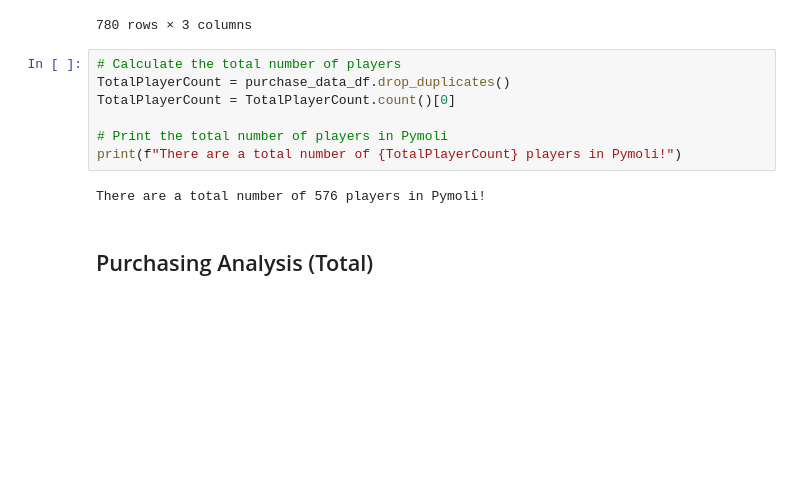
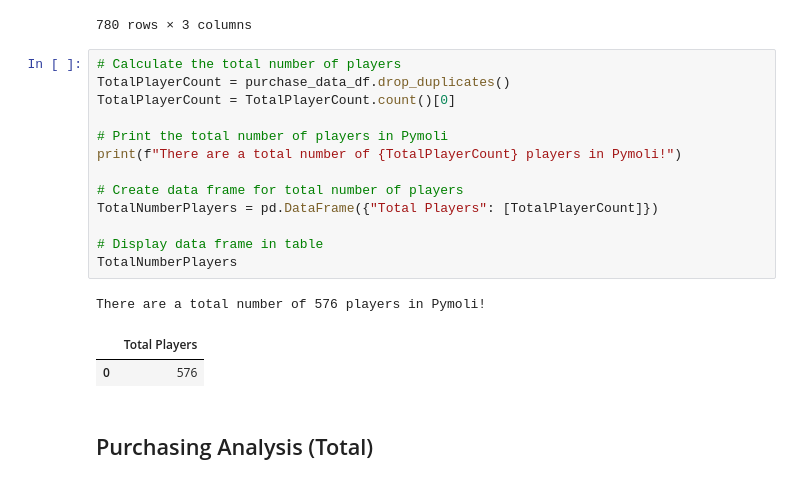
Before and after one commit to AlineHornoff/panda_challenge, a Jupyter notebook: HerosOfPymoli/HeroesOfPymoli_starter.ipynb, the cells around one changed output. Drawn from its saved outputs; the diff is of its cells as text; blank space fills up the shorter version.

```diff
--- a/HerosOfPymoli/HeroesOfPymoli_starter.ipynb
+++ b/HerosOfPymoli/HeroesOfPymoli_starter.ipynb
@@ -62,12 +62,20 @@ purchase_data_df
 # %%
 # Calculate the total number of players
 TotalPlayerCount = purchase_data_df.drop_duplicates()
 TotalPlayerCount = TotalPlayerCount.count()[0]
 
 # Print the total number of players in Pymoli
 print(f"There are a total number of {TotalPlayerCount} players in Pymoli!")
+
+# Create data frame for total number of players
+TotalNumberPlayers = pd.DataFrame({"Total Players": [TotalPlayerCount]})
+
+# Display data frame in table
+TotalNumberPlayers
 # %% [output]
 There are a total number of 576 players in Pymoli!
+|  | Total Players |
+| 0 | 576 |
 # %% [markdown]
 ## Purchasing Analysis (Total)
 # %% [markdown]
```
Also changed, not shown: parts of 3 cells of this notebook.
